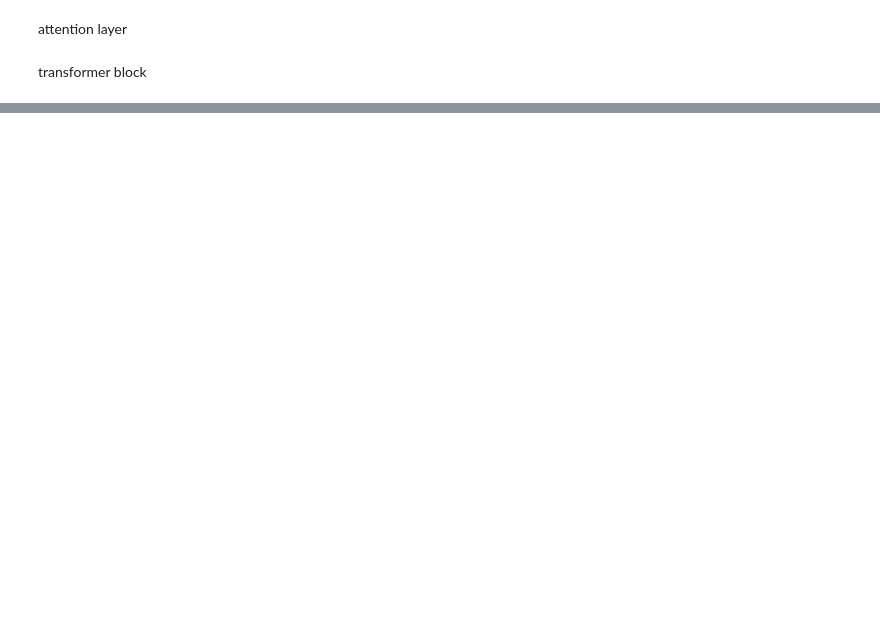
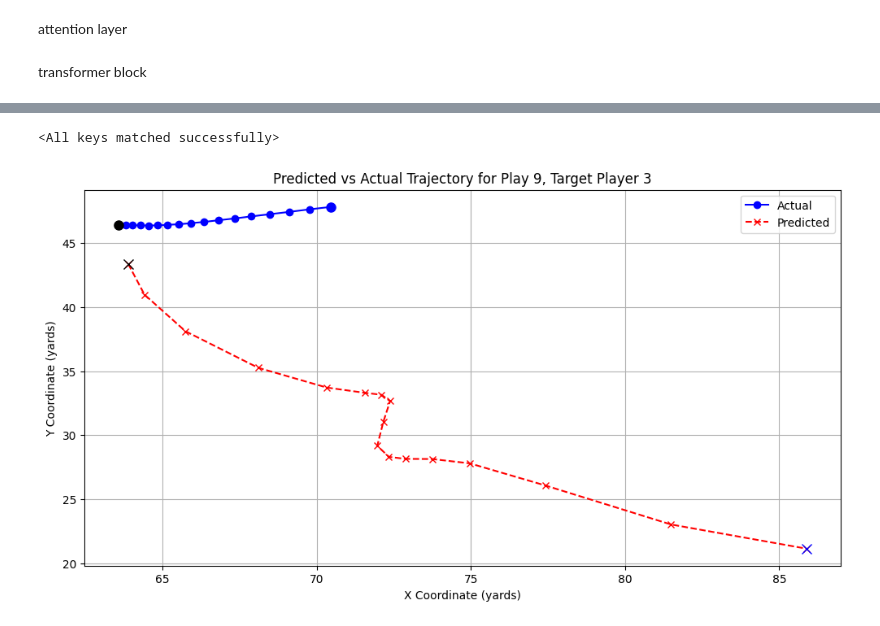
Before and after one commit to Daniel2814/NFL_Lab, a Jupyter notebook: bigdatabowl/transformers/seqtoseq.ipynb, the cells around one changed output, grey strips where cells are left out. Cells and saved outputs as stored; diff of their text form; code cells hidden in the pictures; blank space fills up the shorter version.

```diff
--- a/bigdatabowl/transformers/seqtoseq.ipynb
+++ b/bigdatabowl/transformers/seqtoseq.ipynb
@@ -799,6 +670,7 @@ class DJMooreSeq(nn.Module):
     def forward(self, heatmap_sequence, start_pos, target_mask, future_steps, input_lengths):
         # derive batch size, length of transformer output
         batch_size, seq_len = heatmap_sequence.shape[:2]
+
         # cnn features
         cnn_features = []
         for t in range(seq_len):
@@ -811,8 +683,7 @@ class DJMooreSeq(nn.Module):
         sequence_feat = torch.stack(cnn_features, dim=1)
 
         # encoder mask based on input seq
-        max_input_len = seq_len
-        encoder_mask = torch.zeros(batch_size, max_input_len, device=heatmap_sequence.device, dtype=torch.bool)
+        encoder_mask = torch.zeros(batch_size, seq_len, device=heatmap_sequence.device, dtype=torch.bool)
         for i, length in enumerate(input_lengths):
             encoder_mask[i, :length] = True
 
@@ -1096,7 +947,7 @@ class NFLSequenceDataset(Dataset):
 # %%
 # split by indexs
 play_indices = np.arange(len(df_grids['play_id_n'].unique()))
-train_idx, test_idx = train_test_split(play_indices, test_size=0.3, random_state=26)
+train_idx, test_idx = train_test_split(play_indices, test_size=0.2, random_state=26)
 test_idx, val_idx = train_test_split(test_idx, test_size=0.7, random_state=26)
 
 # create the datasets dynamically
@@ -1105,9 +956,9 @@ val_dataset = NFLSequenceDataset(df_grids, df, max_targets, int(max_input), int(
 test_dataset = NFLSequenceDataset(df_grids, df, max_targets, int(max_input), int(max_output), test_idx)
 
 # create dataloaders
-train_loader = DataLoader(train_dataset, batch_size=8, shuffle=True, drop_last=True, num_workers=3)
-val_loader = DataLoader(val_dataset, batch_size=8, shuffle=False, num_workers=3)
-test_loader = DataLoader(test_dataset, batch_size=8, shuffle=False, num_workers=3)
+train_loader = DataLoader(train_dataset, batch_size=8, shuffle=True, drop_last=True, num_workers=2)
+val_loader = DataLoader(val_dataset, batch_size=8, shuffle=False, num_workers=2)
+test_loader = DataLoader(test_dataset, batch_size=8, shuffle=False, num_workers=2)
 # %%
 # clean envi
 gc.collect()
@@ -1189,7 +982,12 @@ RuntimeError: The size of tensor a (43) must match the size of tensor b (36) at
+# %%
+state_dict = torch.load("2500_4_4_4_model26.pth")
+model.load_state_dict(state_dict)
+# %% [output]
+<All keys matched successfully>
 # %%
 def visualize_predictions(model, data_loader, play_idx=0, target_player_idx=0):
 
-    model.eval()  # Set the model to evaluation mode
+    model.eval()
 
     with torch.no_grad():
         for batch_sequence, batch_targets, batch_masks, batch_start_pos, batch_input_lengths, batch_output_lengths in data_loader:
@@ -1200,34 +998,47 @@ def visualize_predictions(model, data_loader, play_idx=0, target_player_idx=0):
             batch_input_lengths = batch_input_lengths.to('cuda')
             batch_output_lengths = batch_output_lengths.to('cuda')
 
-
-            predictions = model(batch_sequence, batch_start_pos, batch_masks,
-                                batch_output_lengths, batch_input_lengths)
+            with torch.autocast(device_type="cuda"):
+                predictions = model(batch_sequence, batch_start_pos, batch_masks,
+                                    batch_output_lengths, batch_input_lengths)
 
             predicted_trajectory = predictions[play_idx, target_player_idx, :, :].cpu().numpy()
             actual_trajectory = batch_targets[play_idx, target_player_idx, :, :].cpu().numpy()
             mask = batch_masks[play_idx, target_player_idx].cpu().numpy()
             output_length = batch_output_lengths[play_idx].cpu().numpy()
 
 
             predicted_trajectory = predicted_trajectory[:output_length]
             actual_trajectory = actual_trajectory[:output_length]
 
+            # scale back to normal
             predicted_trajectory[:, 0] *= 120
             predicted_trajectory[:, 1] *= 53.3
             actual_trajectory[:, 0] *= 120
             actual_trajectory[:, 1] *= 53.3
 
+            # plot trajectory
             plt.figure(figsize=(12, 6))
             plt.plot(actual_trajectory[:, 0], actual_trajectory[:, 1], marker='o', linestyle='-', color='blue', label='Actual')
             plt.plot(predicted_trajectory[:, 0], predicted_trajectory[:, 1], marker='x', linestyle='--', color='red', label='Predicted')
             plt.xlabel('X Coordinate (yards)')
             plt.ylabel('Y Coordinate (yards)')
             plt.title(f'Predicted vs Actual Trajectory for Play {play_idx}, Target Player {target_player_idx}')
             plt.legend()
             plt.grid(True)
+
+            # first point in black
+            plt.plot(actual_trajectory[0, 0], actual_trajectory[0, 1], marker='o', color='black', markersize=8)
+            plt.plot(predicted_trajectory[0, 0], predicted_trajectory[0, 1], marker='x', color='black', markersize=8)
+
+            # last point blue
+            plt.plot(actual_trajectory[-1, 0], actual_trajectory[-1, 1], marker='o', color='blue', markersize=8)
+            plt.plot(predicted_trajectory[-1, 0], predicted_trajectory[-1, 1], marker='x', color='blue', markersize=8)
+
             plt.show()
 
             break
 
-visualize_predictions(model, test_loader, play_idx=5, target_player_idx=1)
+visualize_predictions(model, test_loader, play_idx=9, target_player_idx=3)
+# %% [output]
+[figure, added]
```
Also changed, not shown: parts of 33 cells of this notebook, 2 other files.
